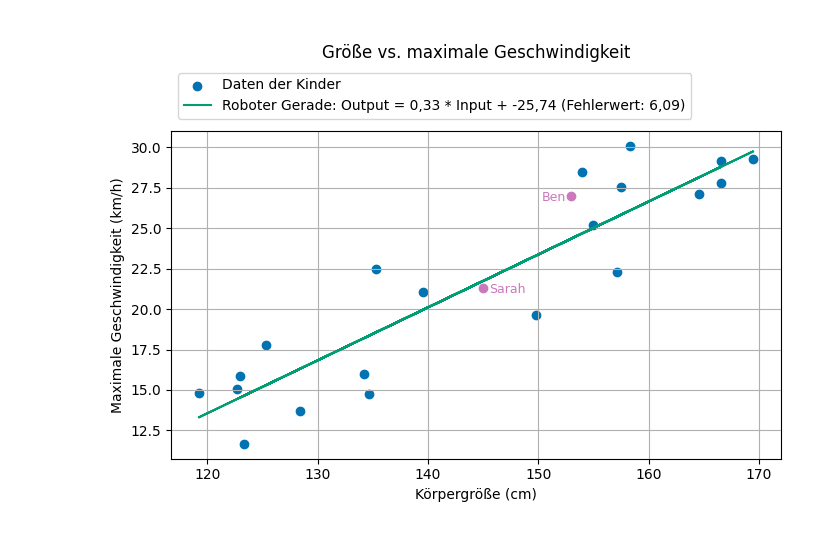
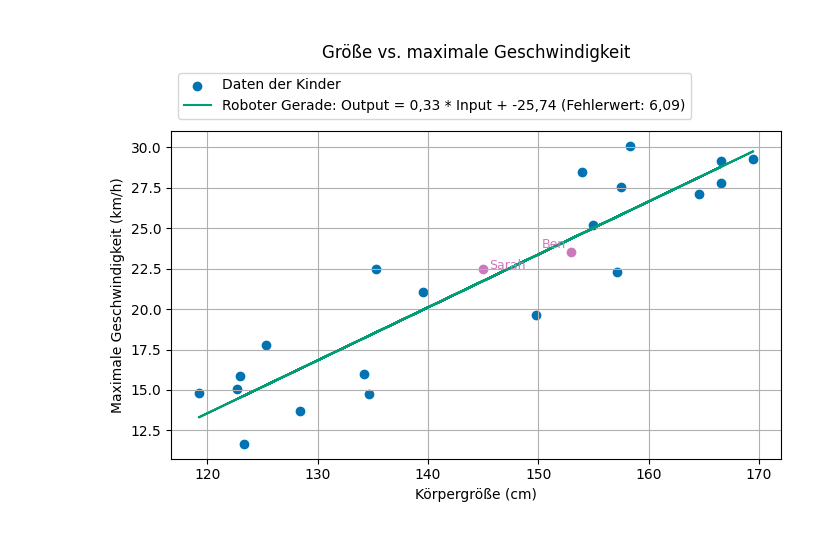
Before and after one commit to Beckerwork/design_story, a Jupyter notebook: story_game_5.ipynb, the cells around one changed output. Drawn from its saved outputs; the diff is of its cells as text; code cells hidden in the pictures.

```diff
--- a/story_game_5.ipynb
+++ b/story_game_5.ipynb
@@ -48,7 +88,7 @@ Schaue dir die Abbildung an. Wer von ihnen sollte rennen, um den Knopf zu drück
-# %%
-zeige_lineare_regression()
-# %% [output]
-[figure, removed]
+# %%
+zeige_lineare_regression_5()
+# %% [output]
+[figure, added]
 # %%
 with open("src/widgets/escape_choice.html", "r") as f:
     display(HTML(f.read()))
```
Also changed, not shown: parts of 5 cells of this notebook, 5 other files.
